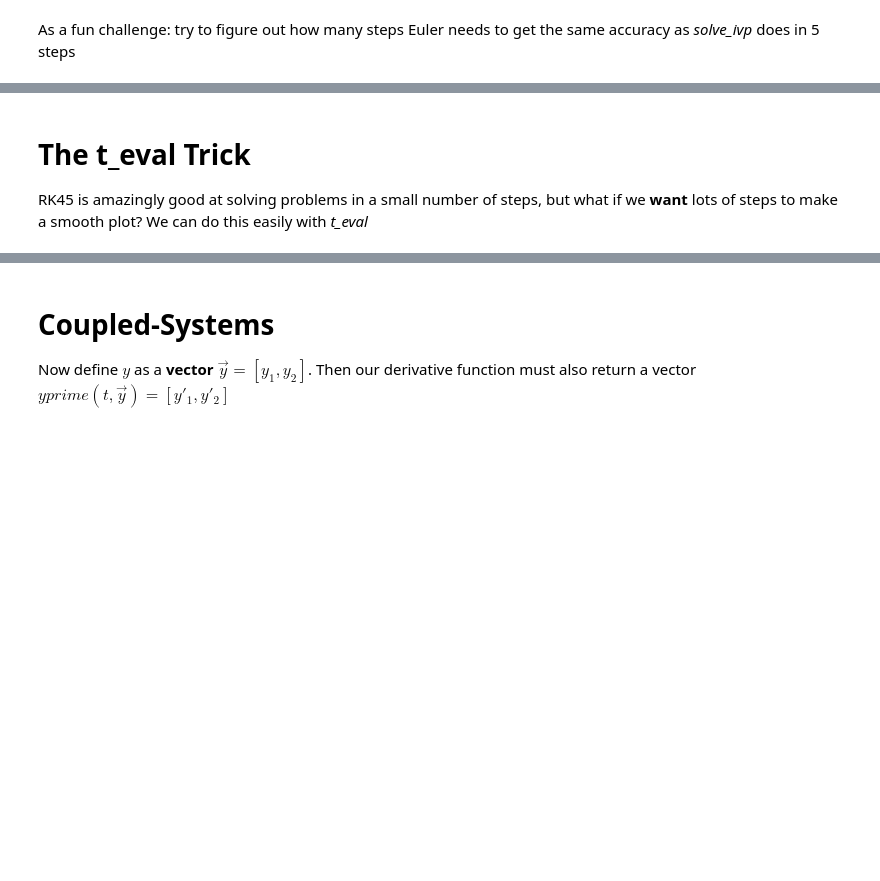
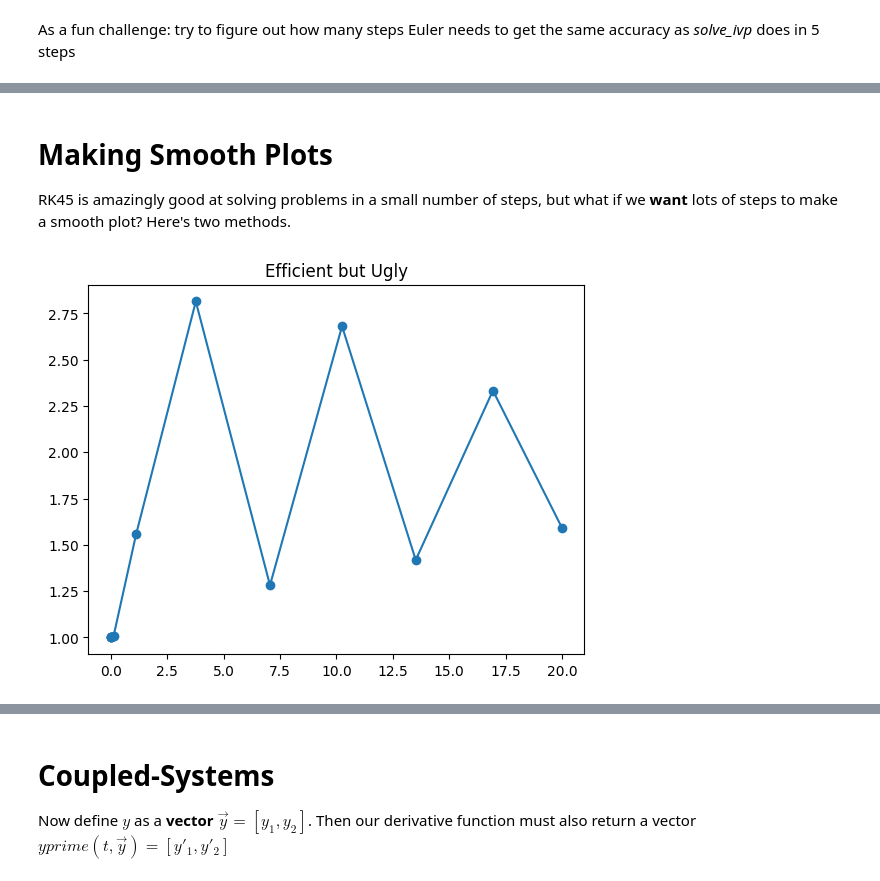
Before and after one commit to mdaugherity/Numerical2024, a Jupyter notebook: ode/Week_9_solveivp.ipynb, the cells around one changed output, grey strips where cells are left out. Saved outputs shown, nothing was run; the diff lists cells and outputs as text; code cells hidden in the pictures; blank space fills up the shorter version.

```diff
--- a/ode/Week_9_solveivp.ipynb
+++ b/ode/Week_9_solveivp.ipynb
@@ -143,3 +141,15 @@ plt.plot(t_ivp,y_ivp,'s-',label='IVP')
 # %% [markdown]
-# The t_eval Trick
-RK45 is amazingly good at solving problems in a small number of steps, but what if we **want** lots of steps to make a smooth plot?  We can do this easily with *t_eval*
+# Making Smooth Plots
+RK45 is amazingly good at solving problems in a small number of steps, but what if we **want** lots of steps to make a smooth plot?  Here's two methods.
+# %%
+def yprime(t,y):
+  return np.sin(t)
+
+ivp = solve_ivp(yprime, [0,20], [1])
+t_ivp = ivp.t
+y_ivp = ivp.y[0]
+plt.title('Efficient but Ugly')
+plt.plot(t_ivp, y_ivp,'o-')
+plt.show()
+# %% [output]
+[figure, added]
```
Also changed, not shown: parts of 20 cells of this notebook.
